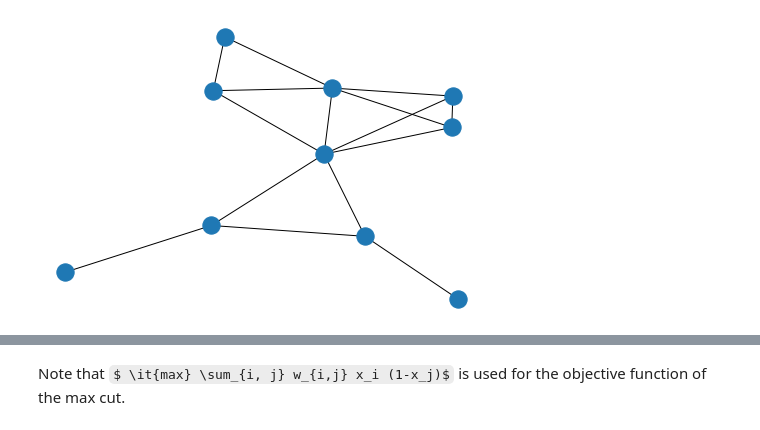
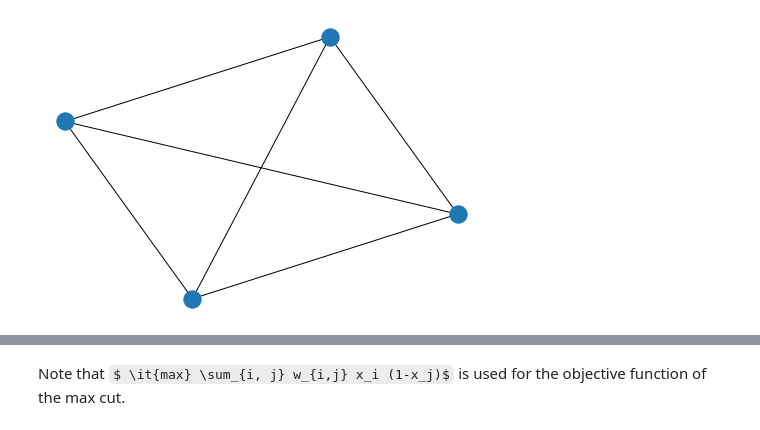
Before and after one commit to a-matsuo/optimization_class, a Jupyter notebook: examples/maxcut_example.ipynb, the cells around one changed output, grey strips where cells are left out. Cells and saved outputs as stored; diff of their text form; code cells hidden in the pictures; some formulas as TeX source.

```diff
--- a/examples/maxcut_example.ipynb
+++ b/examples/maxcut_example.ipynb
@@ -8,8 +8,8 @@ from qiskit_optimization.applications.ising.max_cut import Maxcut
 
 from qiskit_optimization.algorithms import CplexOptimizer
 # %%
-g=nx.gnm_random_graph(10,15, 123)
+g= nx.gnm_random_graph(4, 6, 123)
 pos = nx.spring_layout(g, seed=111)
 nx.draw(g, pos=pos)
 # %% [output]
-[figure, old version]
+[figure, new version]
```
Also changed, not shown: parts of 11 cells of this notebook, 11 other files.
